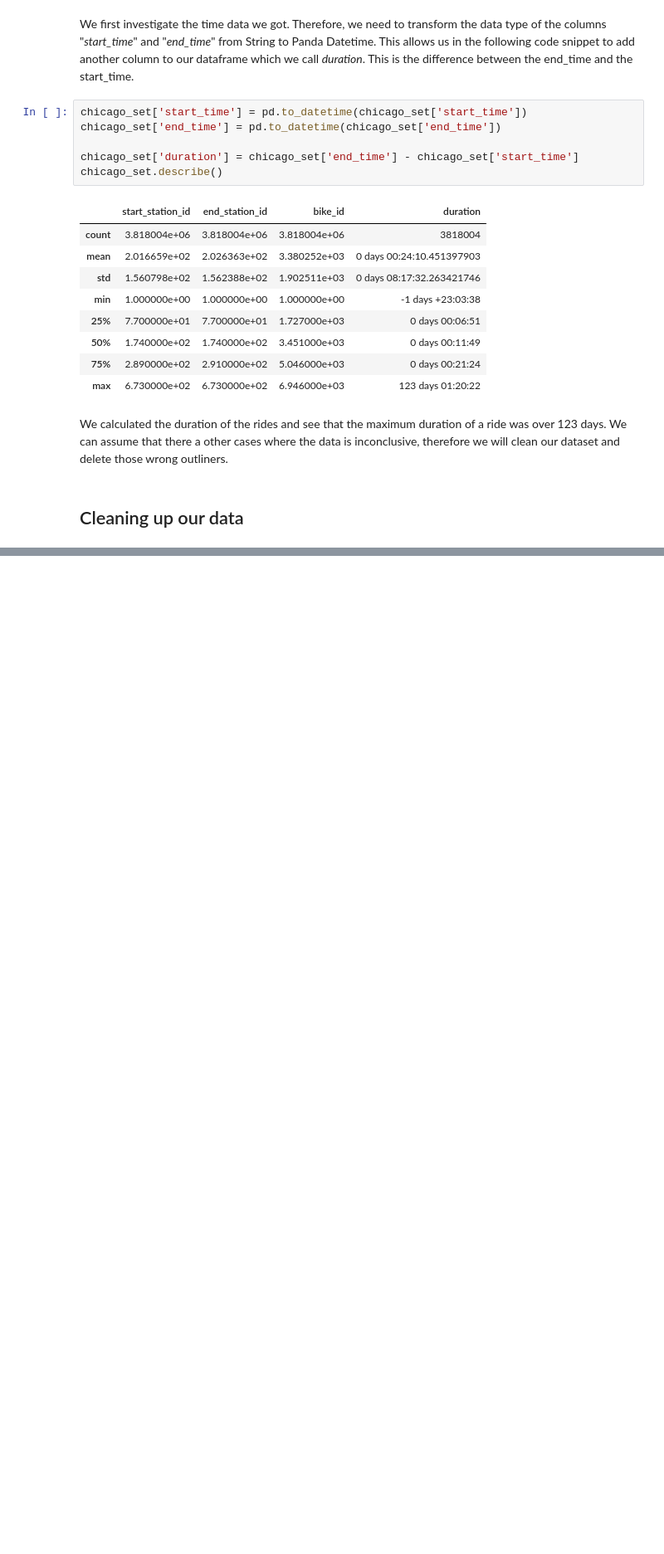
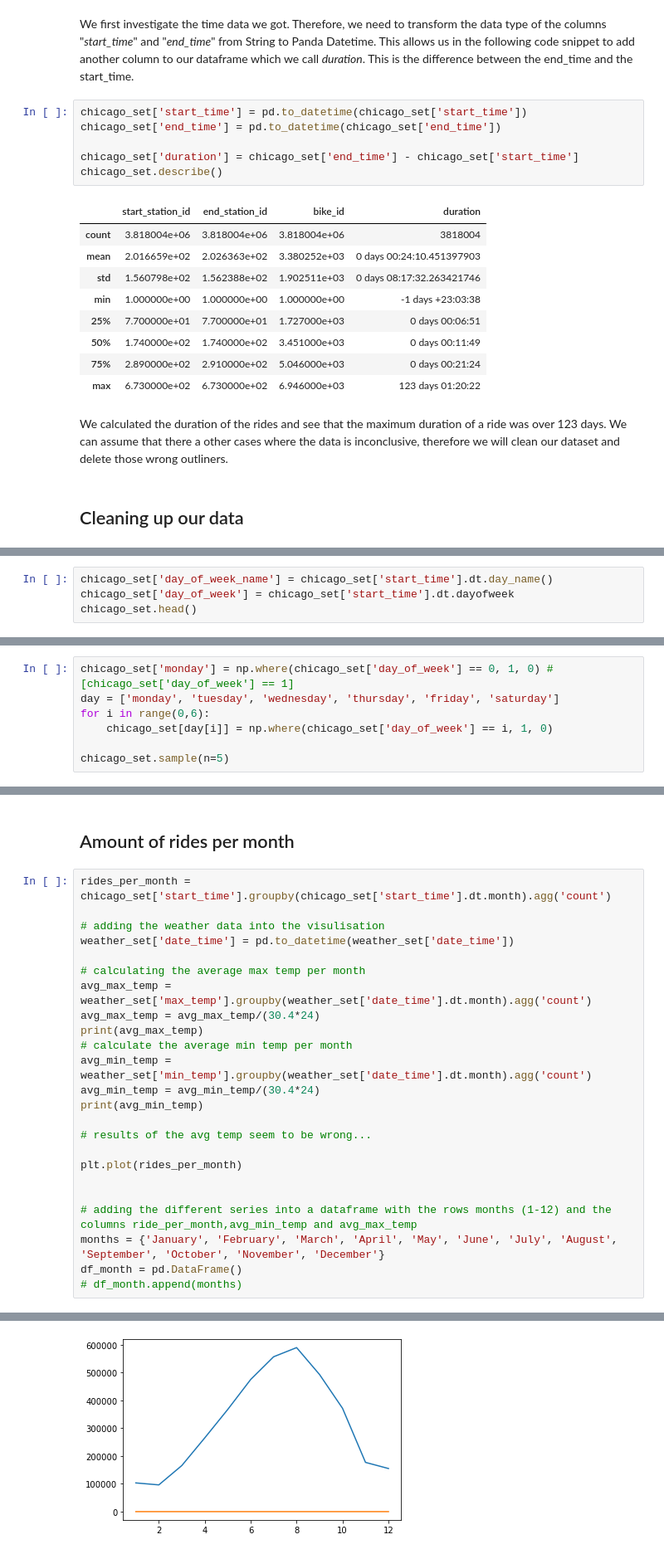
Before and after one commit to nledda/data_analysis_chicago_2019, a Jupyter notebook: Data Analysis Chicago.ipynb, the cells around one changed output, grey strips where cells are left out. Shown at 83% size. Saved outputs shown, nothing was run; the diff lists cells and outputs as text; blank space fills up the shorter version.

Commit message:
Add files via upload
visulazation of rides per month and hour

```diff
--- a/Data Analysis Chicago.ipynb
+++ b/Data Analysis Chicago.ipynb
@@ -114,0 +171,4 @@ KeyError: 'dt.month'
+# %%
+chicago_set['day_of_week_name'] = chicago_set['start_time'].dt.day_name()
+chicago_set['day_of_week'] = chicago_set['start_time'].dt.dayofweek
+chicago_set.head()
@@ -114,0 +184,7 @@ KeyError: 'dt.month'
+# %%
+chicago_set['monday'] = np.where(chicago_set['day_of_week'] == 0, 1, 0) #[chicago_set['day_of_week'] == 1]
+day = ['monday', 'tuesday', 'wednesday', 'thursday', 'friday', 'saturday']
+for i in range(0,6):
+    chicago_set[day[i]] = np.where(chicago_set['day_of_week'] == i, 1, 0)
+
+chicago_set.sample(n=5)
@@ -126,0 +211,27 @@ rides_per_month = {'January',
+# %% [markdown]
+## Amount of rides per month
+# %%
+rides_per_month = chicago_set['start_time'].groupby(chicago_set['start_time'].dt.month).agg('count')
+
+# adding the weather data into the visulisation
+weather_set['date_time'] = pd.to_datetime(weather_set['date_time'])
+
+# calculating the average max temp per month
+avg_max_temp = weather_set['max_temp'].groupby(weather_set['date_time'].dt.month).agg('count')
+avg_max_temp = avg_max_temp/(30.4*24)
+print(avg_max_temp)
+# calculate the average min temp per month
+avg_min_temp = weather_set['min_temp'].groupby(weather_set['date_time'].dt.month).agg('count')
+avg_min_temp = avg_min_temp/(30.4*24)
+print(avg_min_temp)
+
+# results of the avg temp seem to be wrong...
+
+plt.plot(rides_per_month)
+
+
+# adding the different series into a dataframe with the rows months (1-12) and the columns ride_per_month,avg_min_temp and avg_max_temp
+months = {'January', 'February', 'March', 'April', 'May', 'June', 'July', 'August', 'September', 'October', 'November', 'December'}
+df_month = pd.DataFrame()
+# df_month.append(months)
+# %% [output]
@@ -126,0 +255 @@ rides_per_month = {'January',
+[figure, added]
```
Also changed, not shown: parts of 40 cells of this notebook.
